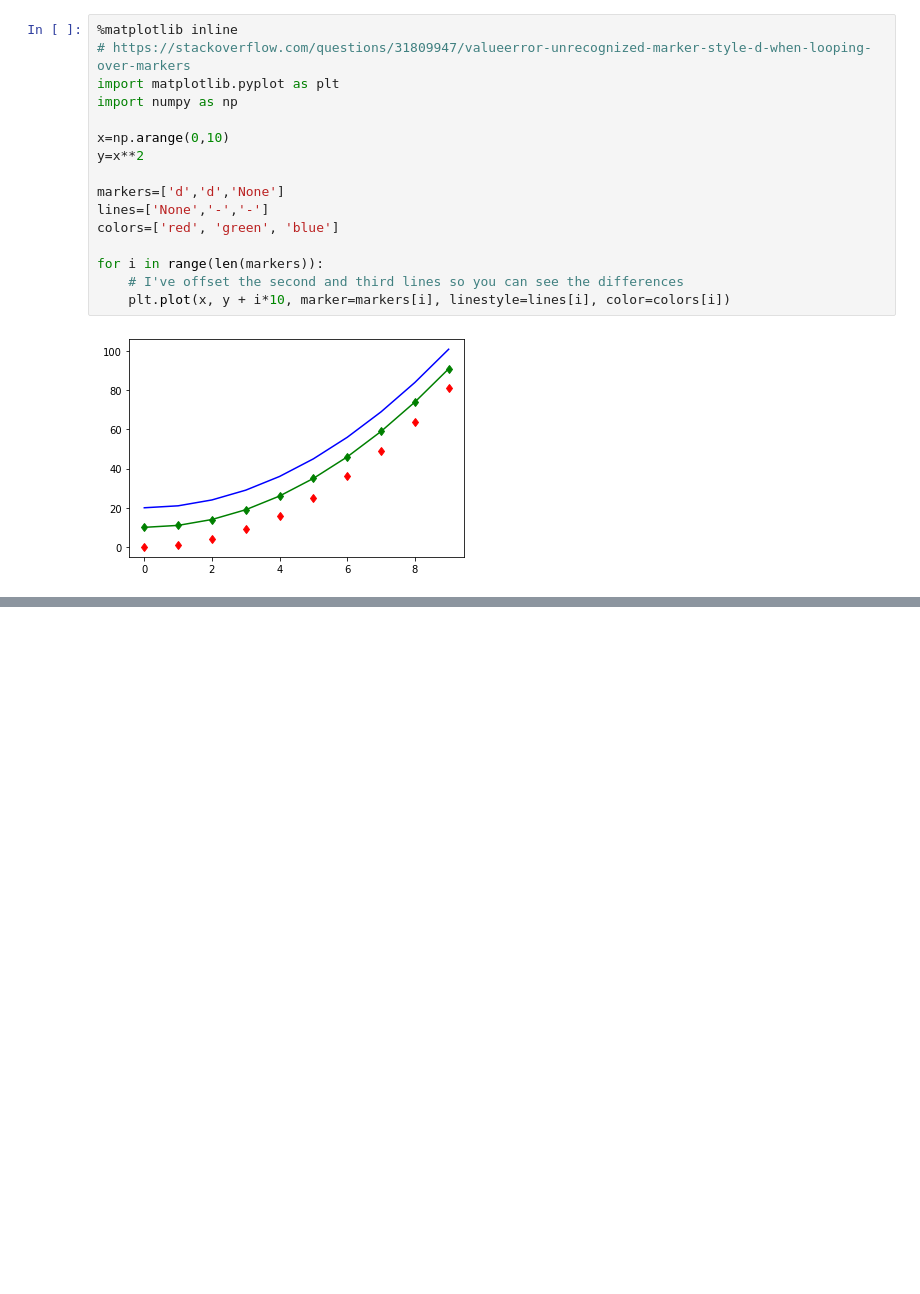
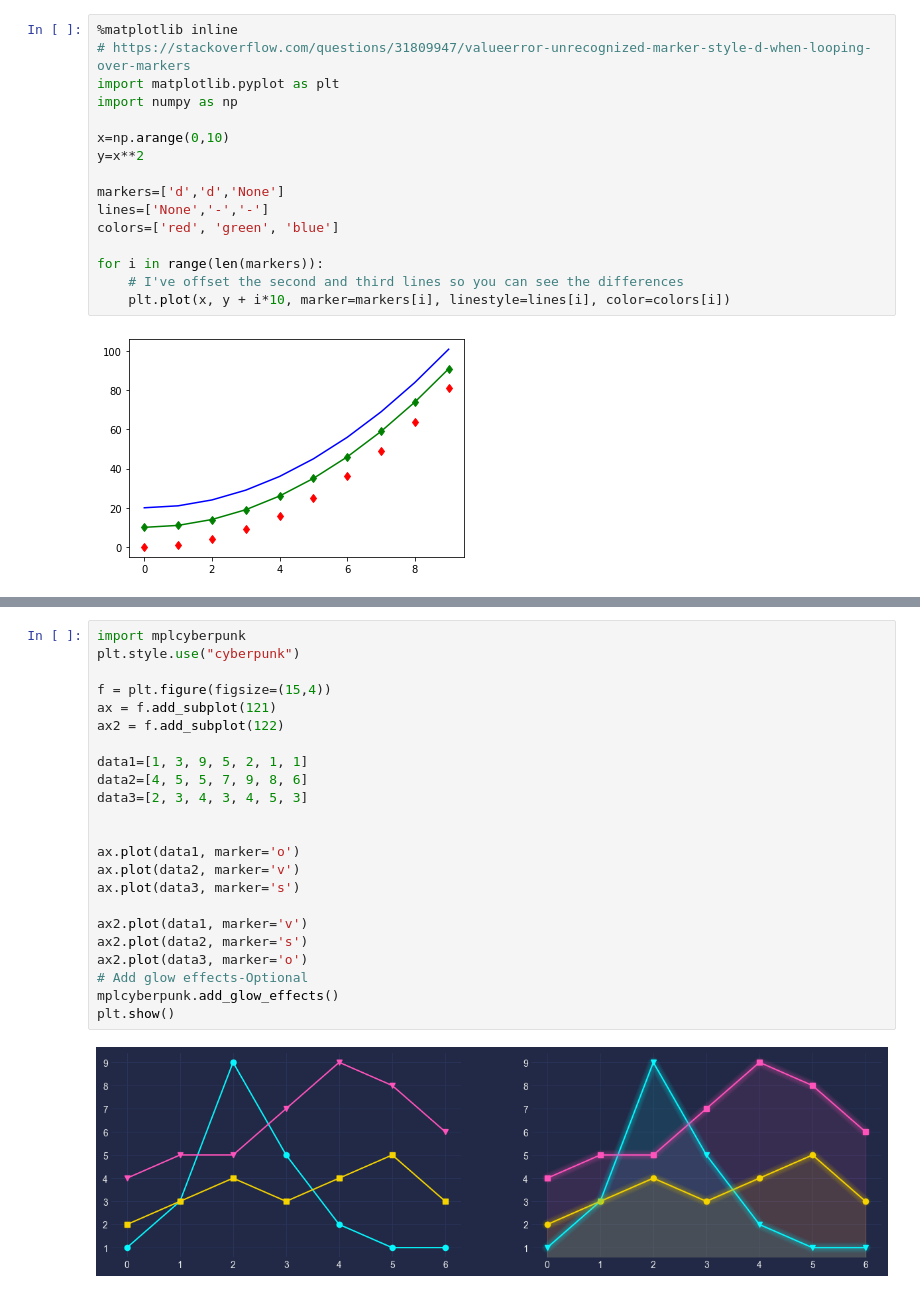
Before and after one commit to aryan1113/Dphi-bootcamps, a Jupyter notebook: Matplotlib basics.ipynb, the cells around one changed output, grey strips where cells are left out. Cells and saved outputs as stored; diff of their text form; blank space fills up the shorter version.

```diff
--- a/Matplotlib basics.ipynb
+++ b/Matplotlib basics.ipynb
@@ -113,0 +115,25 @@ plt.show()
+# %%
+import mplcyberpunk
+plt.style.use("cyberpunk")
+
+f = plt.figure(figsize=(15,4))
+ax = f.add_subplot(121)
+ax2 = f.add_subplot(122)
+
+data1=[1, 3, 9, 5, 2, 1, 1]
+data2=[4, 5, 5, 7, 9, 8, 6]
+data3=[2, 3, 4, 3, 4, 5, 3]
+
+
+ax.plot(data1, marker='o')
+ax.plot(data2, marker='v')
+ax.plot(data3, marker='s')
+
+ax2.plot(data1, marker='v')
+ax2.plot(data2, marker='s')
+ax2.plot(data3, marker='o')
+# Add glow effects-Optional
+mplcyberpunk.add_glow_effects()
+plt.show()
+# %% [output]
+[figure, added]
```
Also changed, not shown: parts of 2 cells of this notebook.
